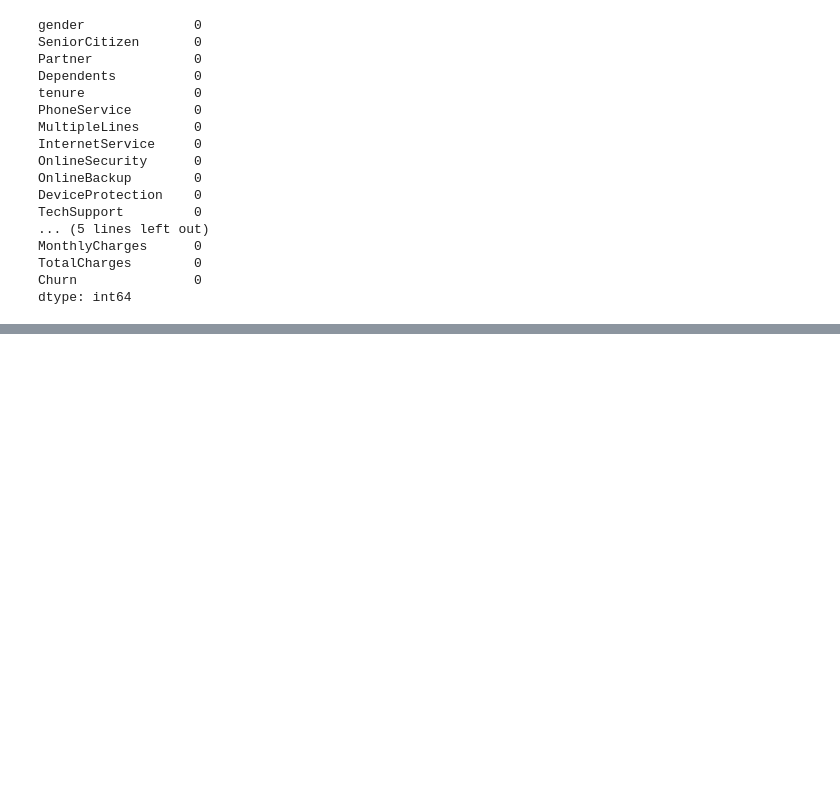
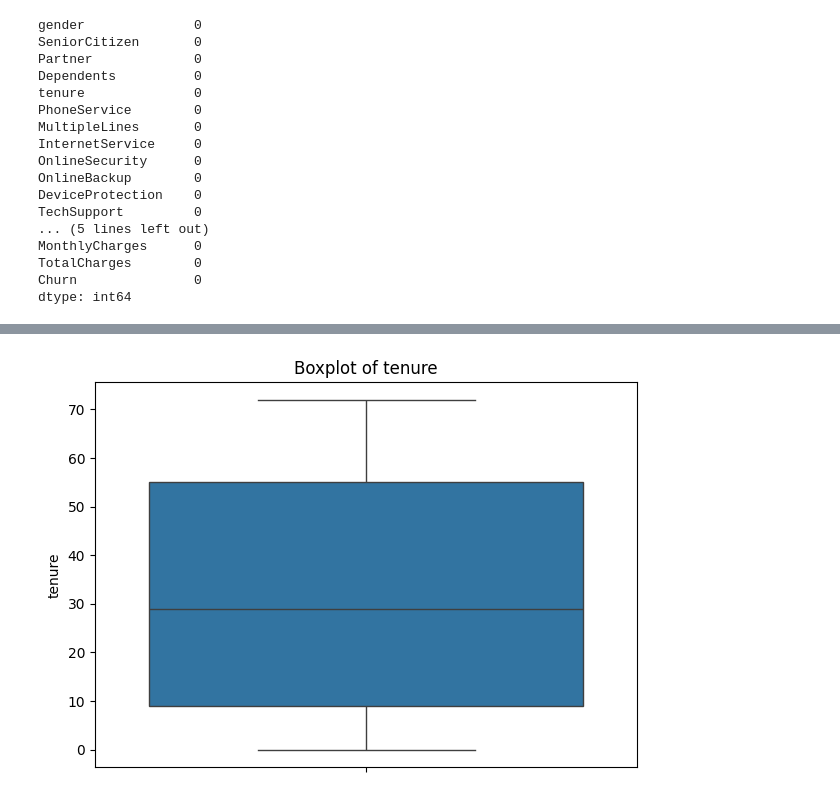
Before and after one commit to Anurag-Warthi/Machine-Learning-Projects, a Jupyter notebook: Machine Learning Projects/Customer Churn/Churn.ipynb, the cells around one changed output, grey strips where cells are left out. Cells and saved outputs as stored; diff of their text form; code cells hidden in the pictures; blank space fills up the shorter version.

```diff
--- a/Machine Learning Projects/Customer Churn/Churn.ipynb
+++ b/Machine Learning Projects/Customer Churn/Churn.ipynb
@@ -155,0 +205,11 @@ dtype: int64
+# %%
+def plot_boxplot(df, features):
+
+    plt.figure(figsize=(7, 5))
+    sns.boxplot(df[features])
+    plt.title(f'Boxplot of {features}')
+    plt.show()
+# %%
+plot_boxplot(churn_df, numerical_features[0])
+# %% [output]
+[figure, added]
```
Also changed, not shown: parts of 13 cells of this notebook.
